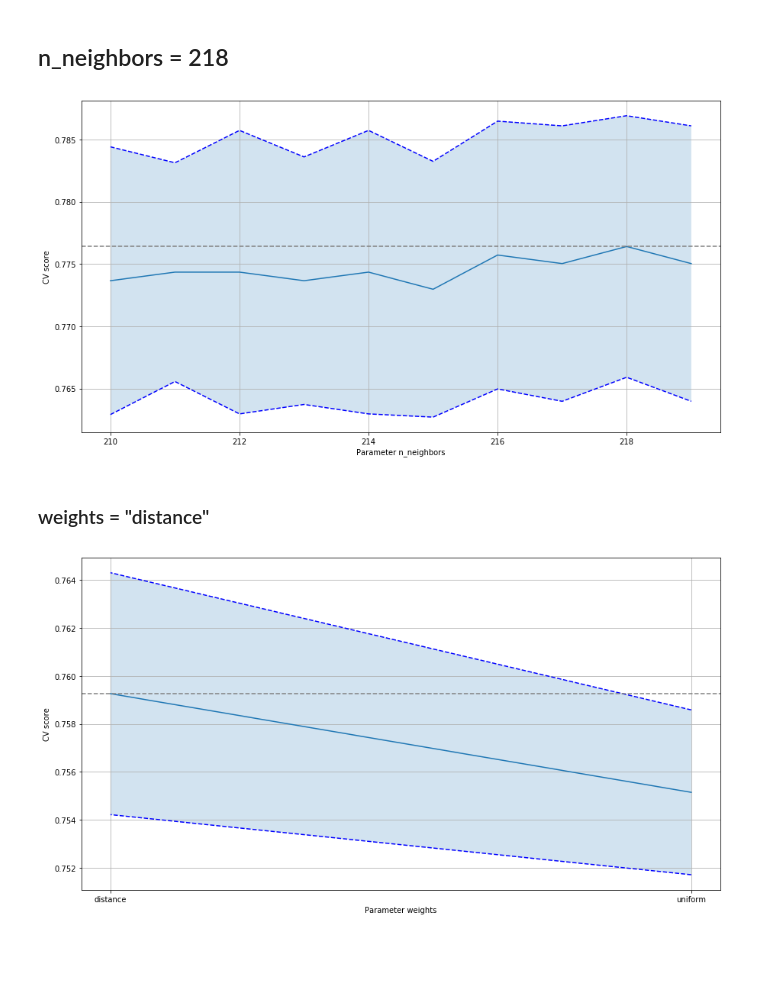
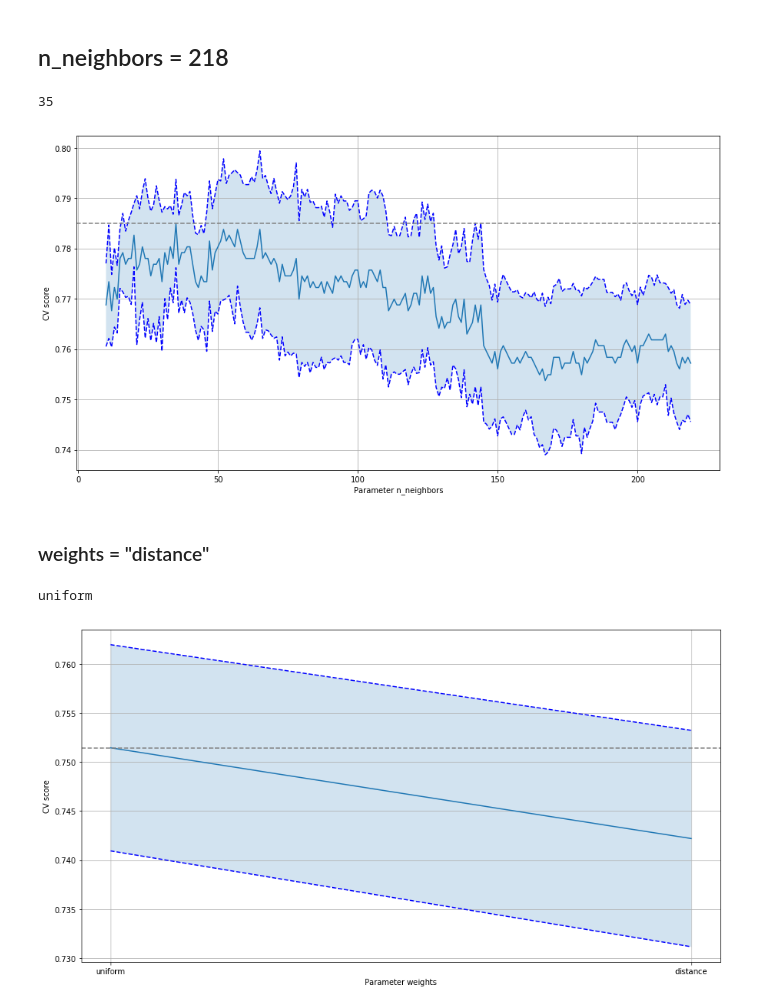
Before and after one commit to ADCryptoSolutions/adcb, a Jupyter notebook: parameter_optimization.ipynb, the cells around one changed output. Drawn from its saved outputs; the diff is of its cells as text; code cells hidden in the pictures; blank space fills up the shorter version.

```diff
--- a/parameter_optimization.ipynb
+++ b/parameter_optimization.ipynb
@@ -377,13 +386,13 @@ plt.show()
 parameter = "max_depth"
 alphas = range(1,10)
 tuned_parameters = [{parameter: alphas}]
-n_folds = 3
 
 clf = GridSearchCV(random_forest, tuned_parameters, cv=n_folds, refit=False, n_jobs=-1)
 clf.fit(X, y)
 scores = clf.cv_results_['mean_test_score']
 scores_std = clf.cv_results_['std_test_score']
 
+print alphas[np.argmax(scores)]
 plt.plot(alphas, scores)
 std_error = scores_std / np.sqrt(n_folds)
 plt.plot(alphas, scores + std_error, 'b--')
@@ -404,10 +414,10 @@ plt.show()
 ### min_samples_split
 # %%
 parameter = "min_samples_split"
-alphas = range(50,100)
+alphas = range(10,100)
 tuned_parameters = [{parameter: alphas}]
-n_folds = 3
 
+print alphas[np.argmax(scores)]
 clf = GridSearchCV(random_forest, tuned_parameters, cv=n_folds, refit=False, n_jobs=-1)
 clf.fit(X, y)
 scores = clf.cv_results_['mean_test_score']
@@ -435,13 +446,13 @@ plt.show()
 parameter = "min_samples_leaf"
 alphas = range(1,100)
 tuned_parameters = [{parameter: alphas}]
-n_folds = 3
 
 clf = GridSearchCV(random_forest, tuned_parameters, cv=n_folds, refit=False, n_jobs=-1)
 clf.fit(X, y)
 scores = clf.cv_results_['mean_test_score']
 scores_std = clf.cv_results_['std_test_score']
 
+print alphas[np.argmax(scores)]
 plt.plot(alphas, scores)
 std_error = scores_std / np.sqrt(n_folds)
 plt.plot(alphas, scores + std_error, 'b--')
@@ -468,13 +480,13 @@ logreg = LogisticRegression()
 parameter = "C"
 alphas = np.linspace(0.001,0.2,100)
 tuned_parameters = [{parameter: alphas}]
-n_folds = 3
 
 clf = GridSearchCV(logreg, tuned_parameters, cv=n_folds, refit=False, n_jobs=-1)
 clf.fit(X, y)
 scores = clf.cv_results_['mean_test_score']
 scores_std = clf.cv_results_['std_test_score']
 
+print alphas[np.argmax(scores)]
 plt.plot(alphas, scores)
 std_error = scores_std / np.sqrt(n_folds)
 plt.plot(alphas, scores + std_error, 'b--')
@@ -699,34 +712,36 @@ plt.show()
 # %%
 from sklearn.neighbors import KNeighborsClassifier
 
 knn = KNeighborsClassifier()
 
 parameter = "n_neighbors"
-alphas = range(210,220)
+alphas = range(10,220)
 tuned_parameters = [{parameter: alphas}]
 n_folds = 3
 
 clf = GridSearchCV(knn, tuned_parameters, cv=n_folds, refit=False, n_jobs=-1)
 clf.fit(X, y)
 scores = clf.cv_results_['mean_test_score']
 scores_std = clf.cv_results_['std_test_score']
 
+print alphas[np.argmax(scores)]
 plt.plot(alphas, scores)
 std_error = scores_std / np.sqrt(n_folds)
 plt.plot(alphas, scores + std_error, 'b--')
 plt.plot(alphas, scores - std_error, 'b--')
 std_error = scores_std / np.sqrt(n_folds)
 plt.fill_between(alphas, scores + std_error, scores - std_error, alpha=0.2)
 locs, labels = plt.yticks()
 #plt.yticks(locs, list(map(lambda x: "%g" % x, locs)))
 plt.axhline(np.max(scores), linestyle='--', color='.5')
 plt.ylabel('CV score')
 plt.xlabel('Parameter %s'%parameter)
 plt.grid()
 #plt.ylim(0, 1.1)
 plt.show()
 # %% [output]
+35
-[figure, old version]
+[figure, new version]
 # %% [markdown]
 ### weights = "distance"
 # %%
@@ -740,6 +755,7 @@ clf.fit(X, y)
 scores = clf.cv_results_['mean_test_score']
 scores_std = clf.cv_results_['std_test_score']
 
+print alphas[np.argmax(scores)]
 plt.plot(alphas, scores)
 std_error = scores_std / np.sqrt(n_folds)
 plt.plot(alphas, scores + std_error, 'b--')
@@ -755,5 +771,6 @@ plt.grid()
 #plt.ylim(0, 1.1)
 plt.show()
 # %% [output]
+uniform
-[figure, old version]
+[figure, new version]
 # %%
```
Also changed, not shown: parts of 21 cells of this notebook, 7 other files.
